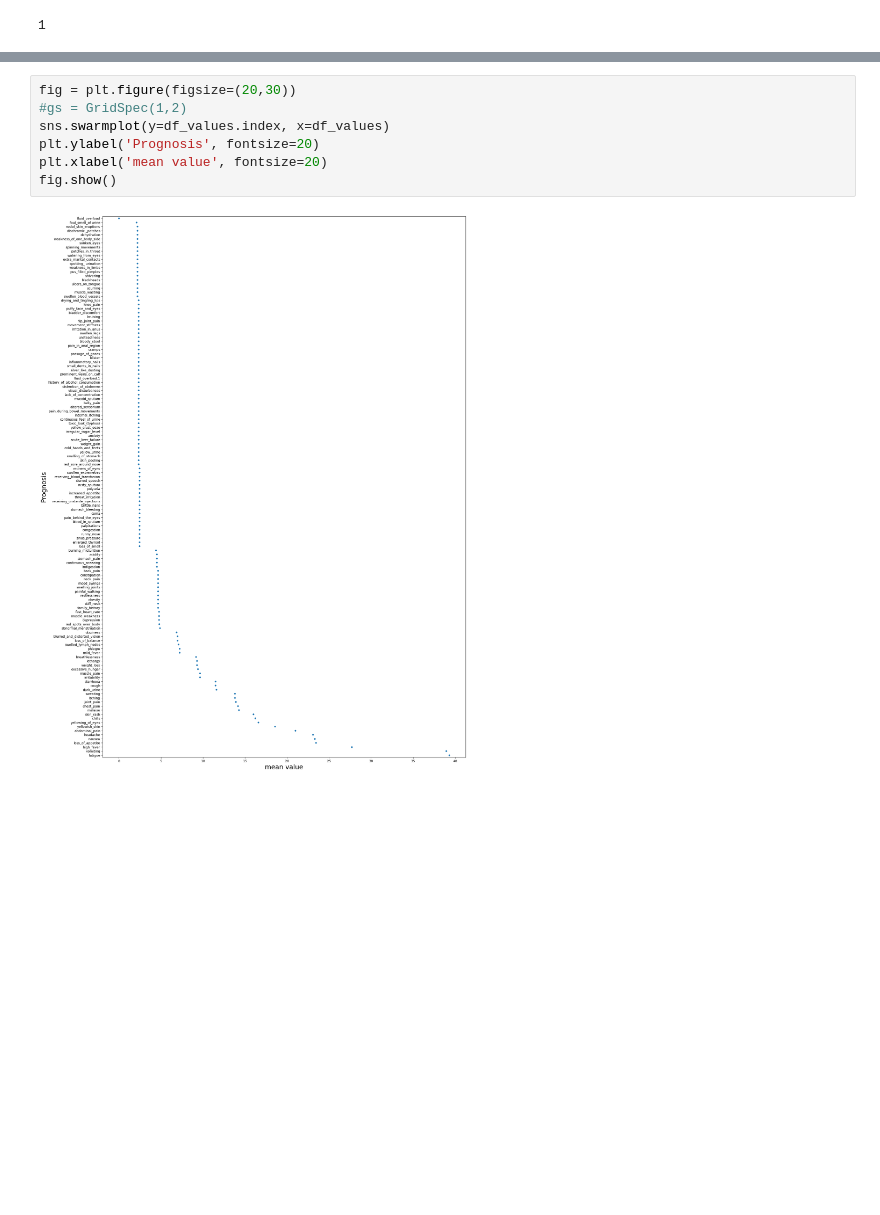
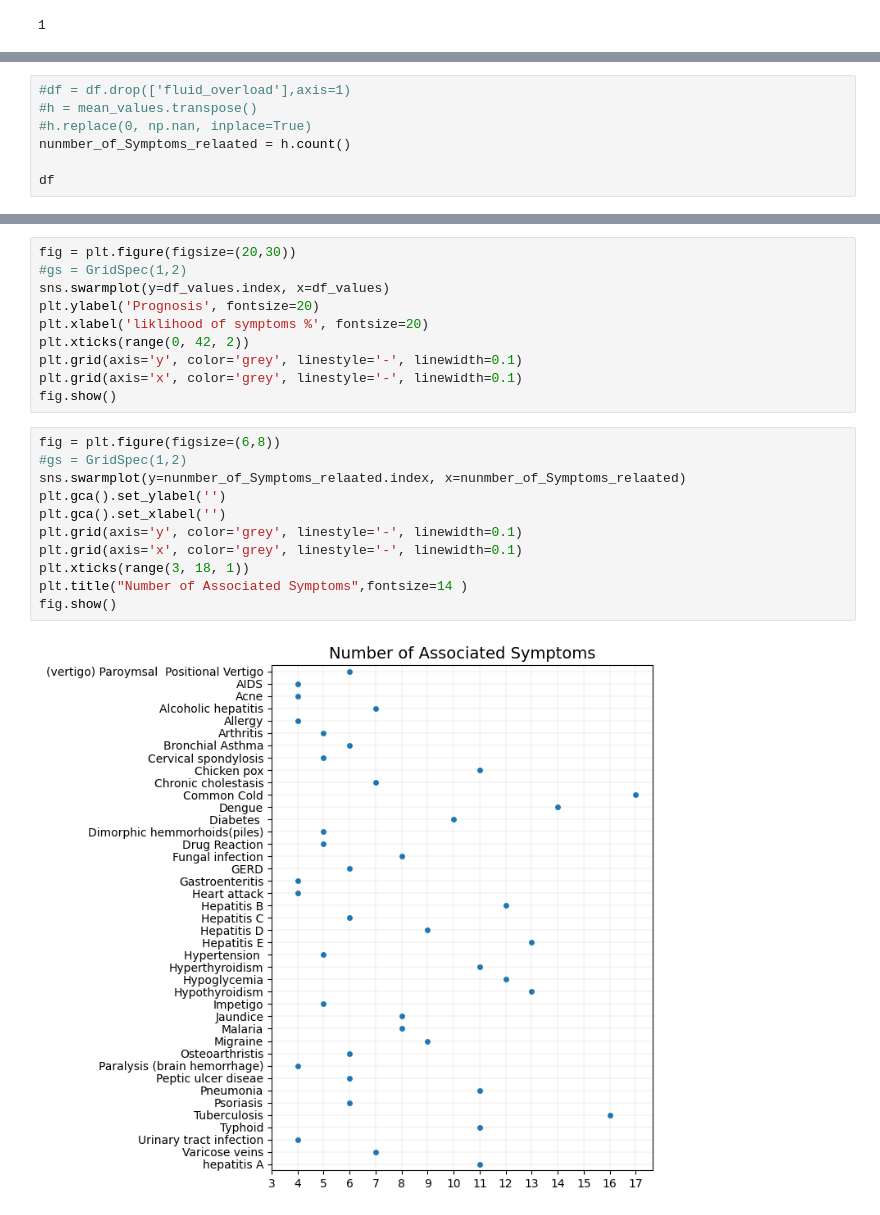
Before and after one commit to obadnew/Disease-Prediction, a Jupyter notebook: Python_file.ipynb, the cells around one changed output, grey strips where cells are left out. Saved outputs shown, nothing was run; the diff lists cells and outputs as text; blank space fills up the shorter version.

```diff
--- a/Python_file.ipynb
+++ b/Python_file.ipynb
@@ -40,0 +47,7 @@ print(q,w)
+# %%
+#df = df.drop(['fluid_overload'],axis=1)
+#h = mean_values.transpose()
+#h.replace(0, np.nan, inplace=True)
+nunmber_of_Symptoms_relaated = h.count()
+
+df
@@ -54,10 +81,24 @@ fig = plt.figure(figsize=(20,30))
 #gs = GridSpec(1,2)
 sns.swarmplot(y=df_values.index, x=df_values)
 plt.ylabel('Prognosis', fontsize=20)
-plt.xlabel('mean value', fontsize=20)
+plt.xlabel('liklihood of symptoms %', fontsize=20)
+plt.xticks(range(0, 42, 2))
+plt.grid(axis='y', color='grey', linestyle='-', linewidth=0.1)
+plt.grid(axis='x', color='grey', linestyle='-', linewidth=0.1)
 fig.show()
-# %% [output]
-[figure, removed]
+# %%
+fig = plt.figure(figsize=(6,8))
+#gs = GridSpec(1,2)
+sns.swarmplot(y=nunmber_of_Symptoms_relaated.index, x=nunmber_of_Symptoms_relaated)
+plt.gca().set_ylabel('')
+plt.gca().set_xlabel('')
+plt.grid(axis='y', color='grey', linestyle='-', linewidth=0.1)
+plt.grid(axis='x', color='grey', linestyle='-', linewidth=0.1)
+plt.xticks(range(3, 18, 1))
+plt.title("Number of Associated Symptoms",fontsize=14 )
+fig.show()
+# %% [output]
+[figure, added]
 # %%
 plt.figure(figsize=(150, 10))
 sns.boxplot(data=mean_values)
```
Also changed, not shown: parts of 12 cells of this notebook.
